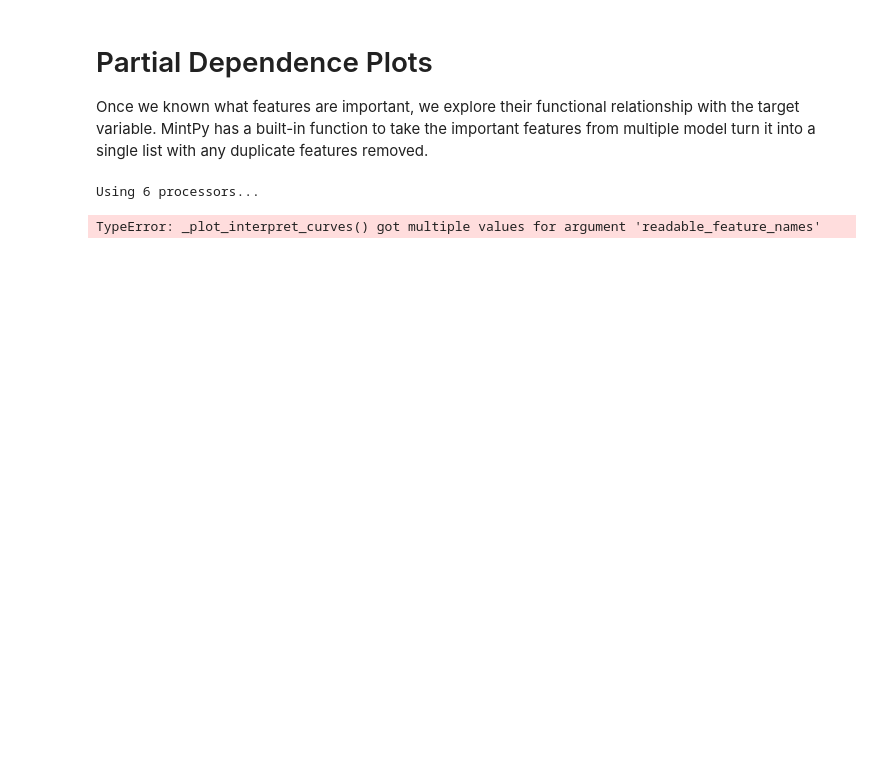
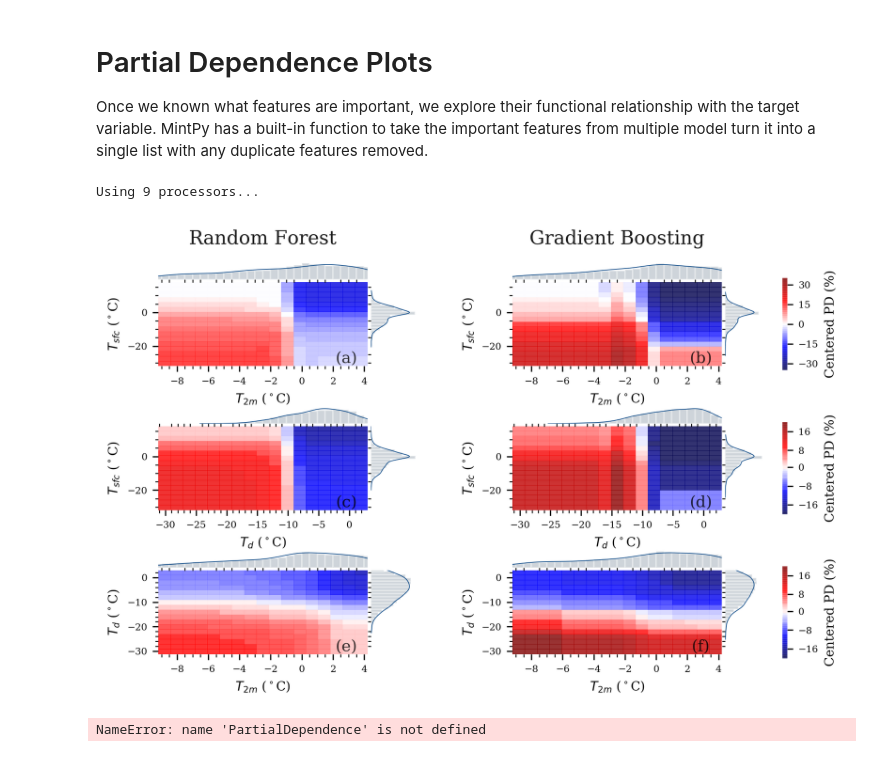
Before and after one commit to monte-flora/scikit-explain, a Jupyter notebook: tutorial_notebooks/partial_dependence_tutorial.ipynb, the cells around one changed output. Cells and saved outputs as stored; diff of their text form; code cells hidden in the pictures; blank space fills up the shorter version.

```diff
--- a/tutorial_notebooks/partial_dependence_tutorial.ipynb
+++ b/tutorial_notebooks/partial_dependence_tutorial.ipynb
@@ -40,7 +15,9 @@ Target Skew : 39.173%
+# %%
+model_objs, model_names = mintpy.load_models()
+examples, targets = mintpy.load_data()
 # %% [markdown]
 ## Loading feature rankings for a list of features to explore with PD
 # %%
-results_filepath = os.path.join(current_dir, 'results')
 myInterpreter = mintpy.InterpretToolkit(model=model_objs,
                                  model_names=model_names,
                                  examples=examples,
@@ -48,10 +25,11 @@ myInterpreter = mintpy.InterpretToolkit(model=model_objs,
                                 )
 
 # Load the permutation important results from the saved pickle file
-results = myInterpreter.load_results(fnames=os.path.join(results_filepath,'multipass_importance.pkl'),
+results = myInterpreter.load_results(fnames='multipass_importance.pkl',
                                      option='permutation_importance',
-                                    model_names=model_names)
+                                    model_names=['Random Forest', 'Gradient Boosting'])
 
 print(results)
 important_vars = myInterpreter.get_important_vars(results, multipass=True, nvars=7)
+print(important_vars)
 # %% [output]
@@ -61,17 +41,26 @@ important_vars = myInterpreter.get_important_vars(results, multipass=True, nvars
 
 Once we known what features are important, we explore their functional relationship with the target variable. MintPy has a built-in function to take the important features from multiple model turn it into a single list with any duplicate features removed.
 # %%
-results = myInterpreter.calc_pd(features=important_vars, nbootstrap=1, subsample=0.1, njobs=6)
+features=[('temp2m', 'sfc_temp'), ('dwpt2m', 'sfc_temp'), ('temp2m', 'dwpt2m')]
+results = myInterpreter.calc_pd(features=features,
+                                 nbootstrap=1,
+                                 subsample=0.01,
+                                 njobs=len(features)*len(model_names),
+                                 nbins=20
+                                )
 
 fig, axes = myInterpreter.plot_pd(feature_units=plotting_config.feature_units,
-                                 readable_feature_names=plotting_config.readable_feature_names)
+                                   readable_feature_names=plotting_config.readable_feature_names
+                                  )
 # %% [output]
-Using 6 processors...
+Using 9 processors...
-TypeError: _plot_interpret_curves() got multiple values for argument 'readable_feature_names'
+[figure, added]
 # %%
 h_value = myInterpreter.calc_feature_interactions(model_name='Random Forest',
                                                   features = ('dllwave_flux', 'dwpt2m'),
                                                   nbins=15
                                                  )
+# %% [output]
+NameError: name 'PartialDependence' is not defined
 # %%
 print(h_value)
```
Also changed, not shown: parts of 4 cells of this notebook, 25 other files.
